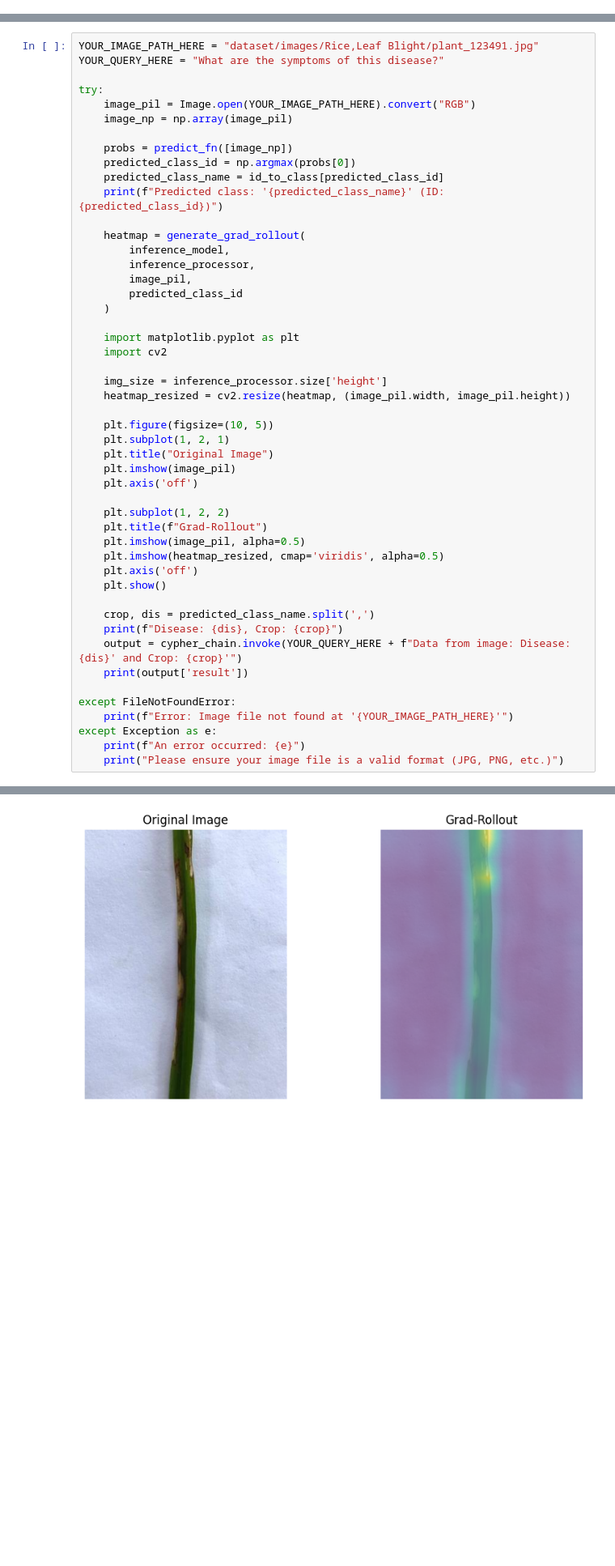
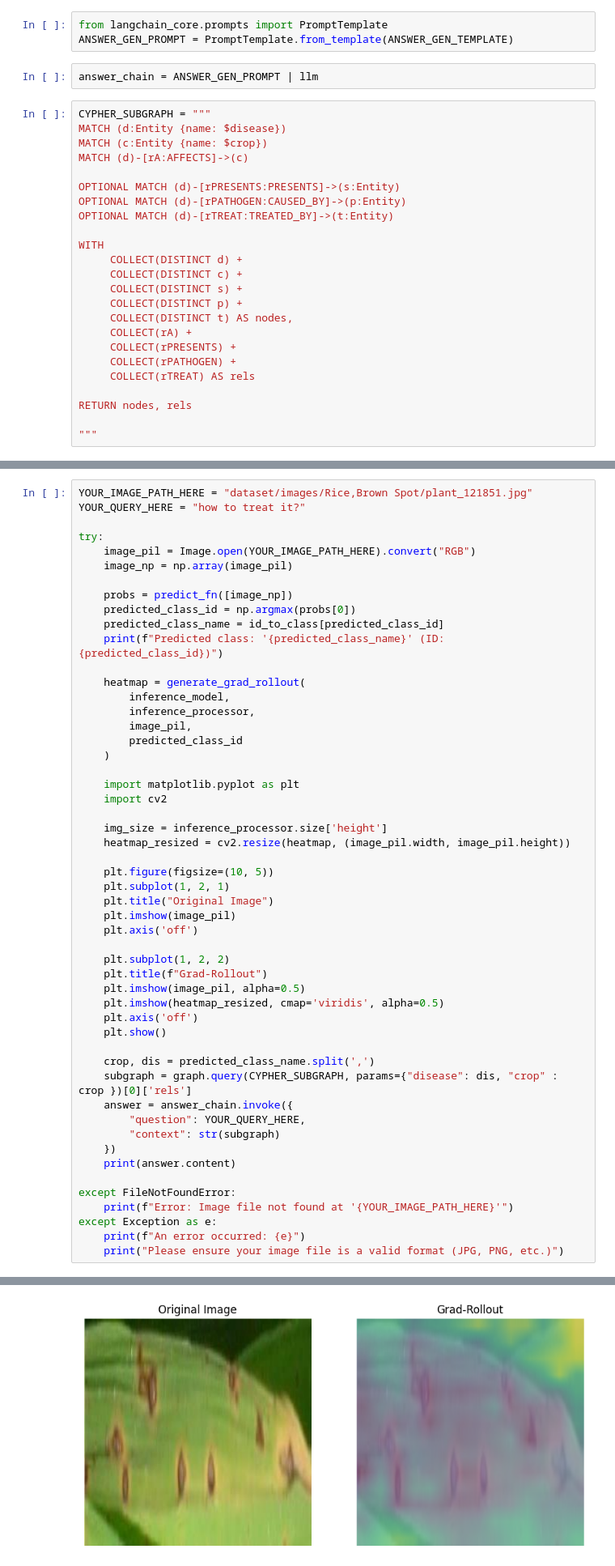
Before and after one commit to Armaan457/AgriVerse, a Jupyter notebook: full_pipeline.ipynb, the cells around one changed output, grey strips where cells are left out. Shown at 81% size. Saved outputs shown, nothing was run; the diff lists cells and outputs as text; blank space fills up the shorter version.

```diff
--- a/full_pipeline.ipynb
+++ b/full_pipeline.ipynb
@@ -134,0 +145,29 @@ The relationships:
+# %%
+from langchain_core.prompts import PromptTemplate
+ANSWER_GEN_PROMPT = PromptTemplate.from_template(ANSWER_GEN_TEMPLATE)
+# %%
+answer_chain = ANSWER_GEN_PROMPT | llm
+# %%
+CYPHER_SUBGRAPH = """
+MATCH (d:Entity {name: $disease})
+MATCH (c:Entity {name: $crop})
+MATCH (d)-[rA:AFFECTS]->(c)
+
+OPTIONAL MATCH (d)-[rPRESENTS:PRESENTS]->(s:Entity)
+OPTIONAL MATCH (d)-[rPATHOGEN:CAUSED_BY]->(p:Entity)
+OPTIONAL MATCH (d)-[rTREAT:TREATED_BY]->(t:Entity)
+
+WITH
+     COLLECT(DISTINCT d) +
+     COLLECT(DISTINCT c) +
+     COLLECT(DISTINCT s) +
+     COLLECT(DISTINCT p) +
+     COLLECT(DISTINCT t) AS nodes,
+     COLLECT(rA) +
+     COLLECT(rPRESENTS) +
+     COLLECT(rPATHOGEN) +
+     COLLECT(rTREAT) AS rels
+
+RETURN nodes, rels
+
+"""
@@ -135,6 +176,6 @@ The relationships:
 # %%
-YOUR_IMAGE_PATH_HERE = "dataset/images/Rice,Leaf Blight/plant_123491.jpg"
-YOUR_QUERY_HERE = "What are the symptoms of this disease?"
+YOUR_IMAGE_PATH_HERE = "dataset/images/Rice,Brown Spot/plant_121851.jpg"
+YOUR_QUERY_HERE = "how to treat it?"
 
 try:
     image_pil = Image.open(YOUR_IMAGE_PATH_HERE).convert("RGB")
@@ -172,9 +213,12 @@ try:
     plt.show()
 
     crop, dis = predicted_class_name.split(',')
-    print(f"Disease: {dis}, Crop: {crop}")
-    output = cypher_chain.invoke(YOUR_QUERY_HERE + f"Data from image: Disease: {dis}' and Crop: {crop}'")
-    print(output['result'])
+    subgraph = graph.query(CYPHER_SUBGRAPH, params={"disease": dis, "crop" : crop })[0]['rels']
+    answer = answer_chain.invoke({
+        "question": YOUR_QUERY_HERE,
+        "context": str(subgraph)
+    })
+    print(answer.content)
 
 except FileNotFoundError:
     print(f"Error: Image file not found at '{YOUR_IMAGE_PATH_HERE}'")
@@ -186 +230 @@ Predicted class: 'Rice,Leaf Blight' (ID: 36)
-[figure, old version]
+[figure, new version]
```
Also changed, not shown: parts of 4 cells of this notebook, 2 other files.
